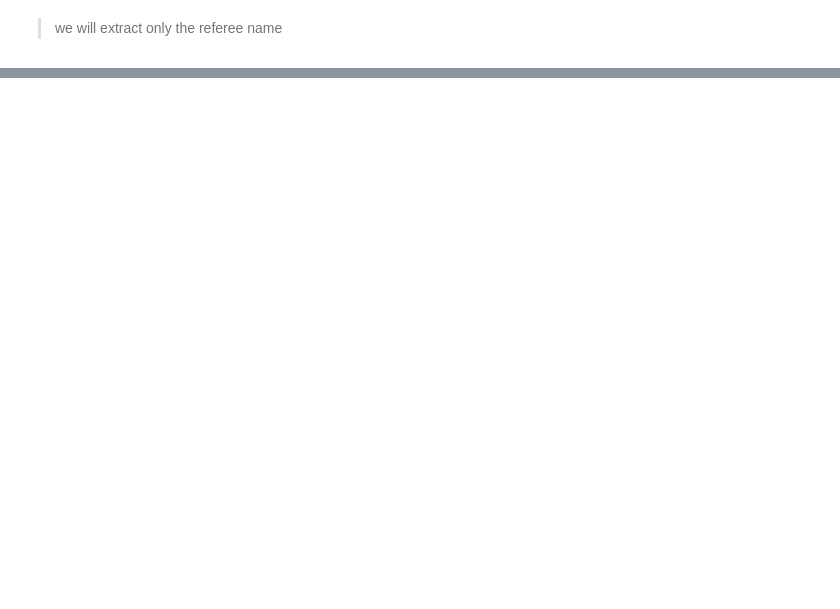
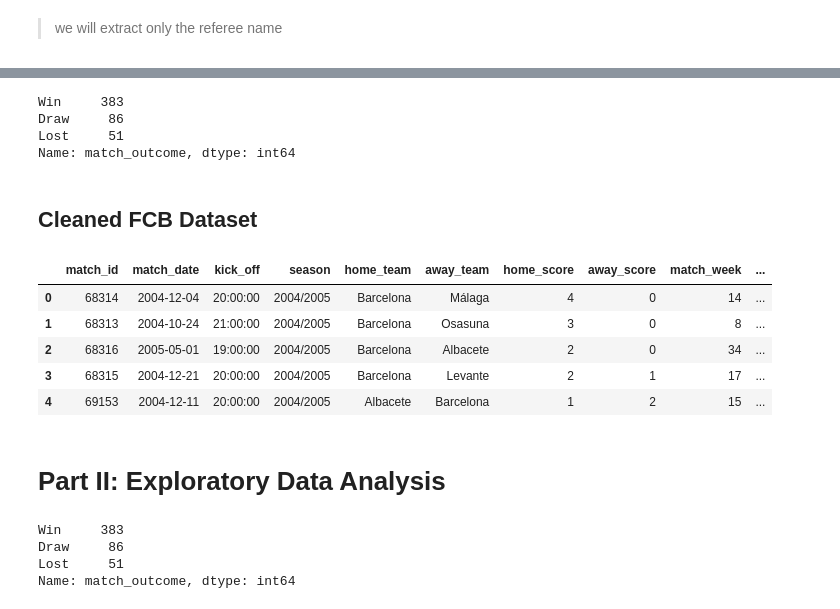
Before and after one commit to pydawud/FC-Barcelona-Data-Analysis, a Jupyter notebook: FC Barcelona Data Wrangling.ipynb, the cells around one changed output, grey strips where cells are left out. Drawn from its saved outputs; the diff is of its cells as text; code cells hidden in the pictures; blank space fills up the shorter version.

Commit message:
Data cleaning

```diff
--- a/FC Barcelona Data Wrangling.ipynb
+++ b/FC Barcelona Data Wrangling.ipynb
@@ -215,0 +233,3 @@ Name: referee, dtype: int64
+# %%
+cols_drop = ['competition','competition_stage','match_status','last_updated','last_updated_360','metadata','match_status_360']
+fcb_df.drop(cols_drop, axis=1, inplace=True)
@@ -215,0 +245,2 @@ Name: referee, dtype: int64
+# %%
+fcb_df['season'] = fcb_df['season'].str.get('season_name')
@@ -215,0 +310,3 @@ Name: referee, dtype: int64
+# %%
+fcb_df['stadium'] = fcb_df['stadium'].str.get('name')
+fcb_df['referee'] = fcb_df['referee'].str.get('name')
@@ -215,0 +329,7 @@ Name: referee, dtype: int64
+# %%
+mask1 = fcb_df.query(" (home_team == 'Barcelona' and home_score > away_score) or (away_team == 'Barcelona' and home_score < away_score)").index
+mask2 = fcb_df.query("(home_team != 'Barcelona' and home_score > away_score) or (away_team != 'Barcelona' and home_score < away_score)").index
+mask3 = fcb_df.query('home_score == away_score').index
+fcb_df.loc[mask1,'match_outcome'] = 'Win'
+fcb_df.loc[mask2,'match_outcome'] = 'Lost'
+fcb_df.loc[mask3,'match_outcome'] = 'Draw'
@@ -215,0 +352,19 @@ Name: referee, dtype: int64
+# %%
+fcb_df.match_outcome.value_counts()
+# %% [output]
+Win     383
+Draw     86
+Lost     51
+Name: match_outcome, dtype: int64
+# %% [markdown]
+<a id='cleaned_data'></a>
+## Cleaned FCB Dataset
+# %%
+fcb_df.head()
+# %% [output]
+|  | match_id | match_date | kick_off | season | home_team | away_team | home_score | away_score | match_week | ... |
+| 0 | 68314 | 2004-12-04 | 20:00:00 | 2004/2005 | Barcelona | Málaga | 4 | 0 | 14 | ... |
+| 1 | 68313 | 2004-10-24 | 21:00:00 | 2004/2005 | Barcelona | Osasuna | 3 | 0 | 8 | ... |
+| 2 | 68316 | 2005-05-01 | 19:00:00 | 2004/2005 | Barcelona | Albacete | 2 | 0 | 34 | ... |
+| 3 | 68315 | 2004-12-21 | 20:00:00 | 2004/2005 | Barcelona | Levante | 2 | 1 | 17 | ... |
+| 4 | 69153 | 2004-12-11 | 20:00:00 | 2004/2005 | Albacete | Barcelona | 1 | 2 | 15 | ... |
@@ -215,0 +373,9 @@ Name: referee, dtype: int64
+# %% [markdown]
+# Part II: Exploratory Data Analysis
+# %%
+fcb_df.match_outcome.value_counts()
+# %% [output]
+Win     383
+Draw     86
+Lost     51
+Name: match_outcome, dtype: int64
```
Also changed, not shown: parts of 31 cells of this notebook.
